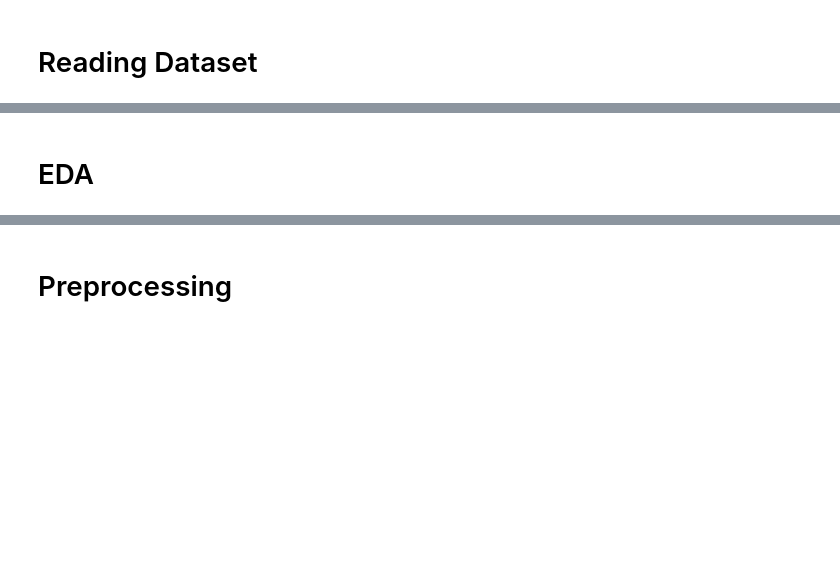
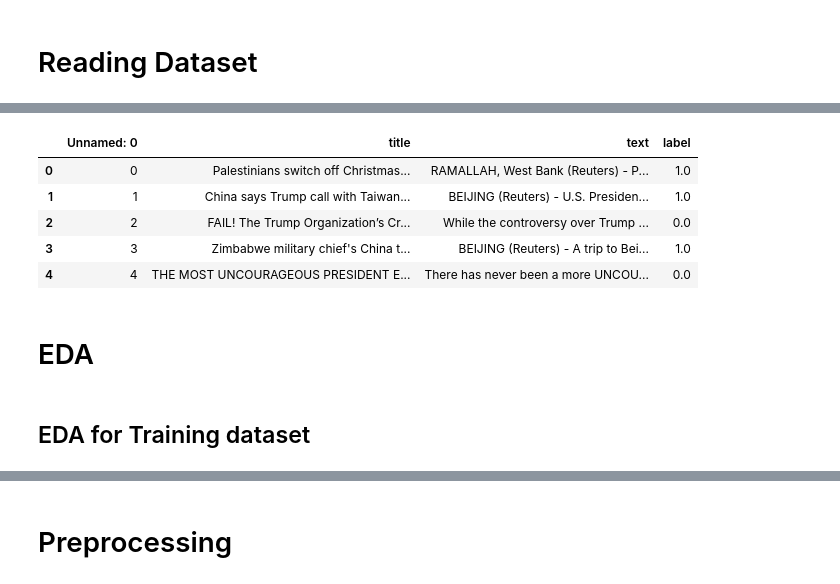
Before and after one commit to Aravindr017/NLP_FakeNews-Classification, a Jupyter notebook: Model/FakeNews(Classification)_Model.ipynb, the cells around one changed output, grey strips where cells are left out. Saved outputs shown, nothing was run; the diff lists cells and outputs as text; code cells hidden in the pictures; blank space fills up the shorter version.

Commit message:
dataset loading and EDA completed

```diff
--- a/Model/FakeNews(Classification)_Model.ipynb
+++ b/Model/FakeNews(Classification)_Model.ipynb
@@ -7,2 +34,14 @@
+# %%
+test_df = pd.read_csv("/content/test (1).csv",sep=None , on_bad_lines="skip")
+train_df.head()
+# %% [output]
+|  | Unnamed: 0 | title | text | label |
+| 0 | 0 | Palestinians switch off Christmas... | RAMALLAH, West Bank (Reuters) - P... | 1.0 |
+| 1 | 1 | China says Trump call with Taiwan... | BEIJING (Reuters) - U.S. Presiden... | 1.0 |
+| 2 | 2 | FAIL! The Trump Organization’s Cr... | While the controversy over Trump ... | 0.0 |
+| 3 | 3 | Zimbabwe military chief's China t... | BEIJING (Reuters) - A trip to Bei... | 1.0 |
+| 4 | 4 | THE MOST UNCOURAGEOUS PRESIDENT E... | There has never been a more UNCOU... | 0.0 |
 # %% [markdown]
 # EDA
+# %% [markdown]
+## EDA for Training dataset
```
Also changed, not shown: parts of 16 cells of this notebook.
